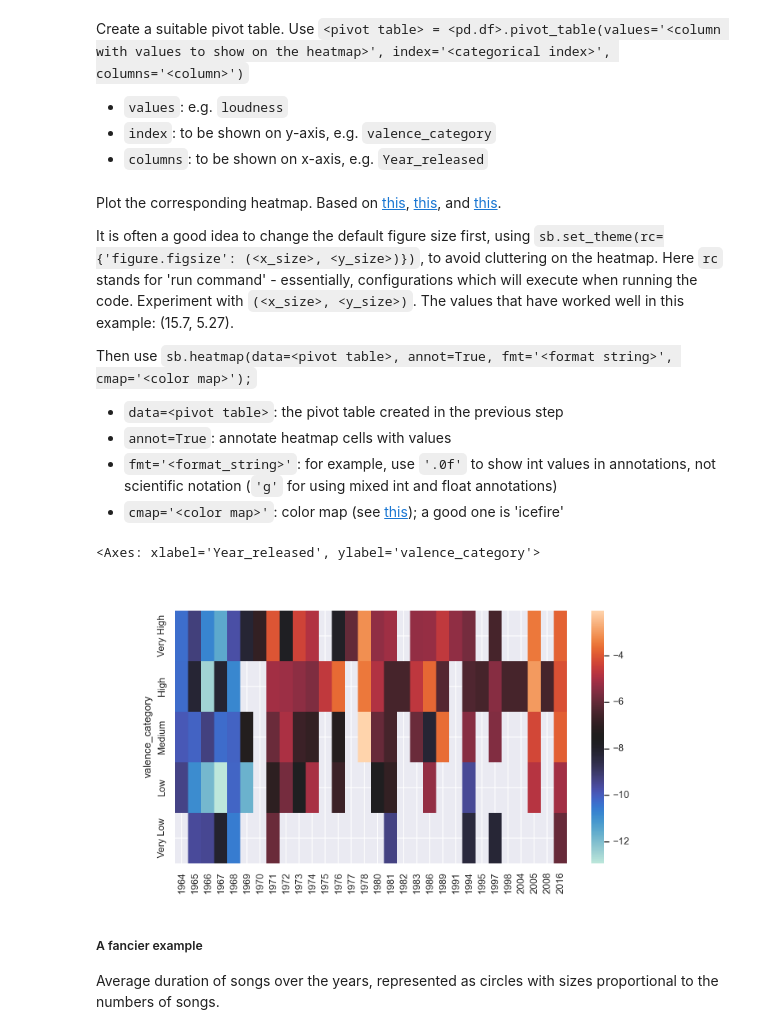
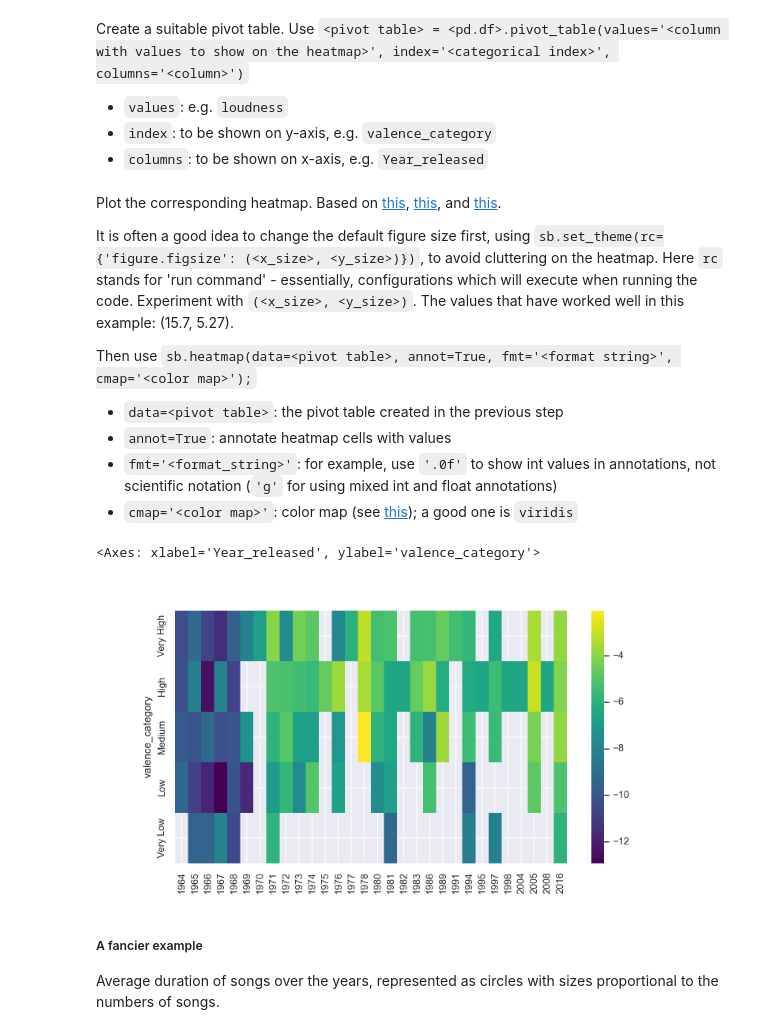
Before and after one commit to devedzic/eda_rs, a Jupyter notebook: eda.ipynb, the cells around one changed output. Cells and saved outputs as stored; diff of their text form; code cells hidden in the pictures.

```diff
--- a/eda.ipynb
+++ b/eda.ipynb
@@ -1649,14 +1655,14 @@ Then use `sb.heatmap(data=<pivot table>, annot=True, fmt='<format string>', cmap
 - `data=<pivot table>`: the pivot table created in the previous step
 - `annot=True`: annotate heatmap cells with values
 - `fmt='<format_string>'`: for example, use `'.0f'` to show int values in annotations, not scientific notation (`'g'` for using mixed int and float annotations)
-- `cmap='<color map>'`: color map (see [this](https://10xsoft.org/courses/data-analysis/mastering-data-visualization-with-python/section-4-data-visualization-using-seaborn/colour-palettes-seaborn/)); a good one is 'icefire'
+- `cmap='<color map>'`: color map (see [this](https://10xsoft.org/courses/data-analysis/mastering-data-visualization-with-python/section-4-data-visualization-using-seaborn/colour-palettes-seaborn/)); a good one is `viridis`
 # %%
 sb.set_theme(rc={'figure.figsize': (10, 5)})
-sb.heatmap(data=pt, fmt='.2f', cmap='icefire')
+sb.heatmap(data=pt, fmt='.2f', cmap='viridis')
 # sb.heatmap(data=pt, annot=True, fmt='.2f', cmap='icefire');
 # %% [output]
 <Axes: xlabel='Year_released', ylabel='valence_category'>
-[figure, old version]
+[figure, new version]
 # %% [markdown]
 ##### A fancier example
 Average duration of songs over the years, represented as circles with sizes proportional to the numbers of songs.
```
Also changed, not shown: parts of 4 cells of this notebook, 1 other file.
